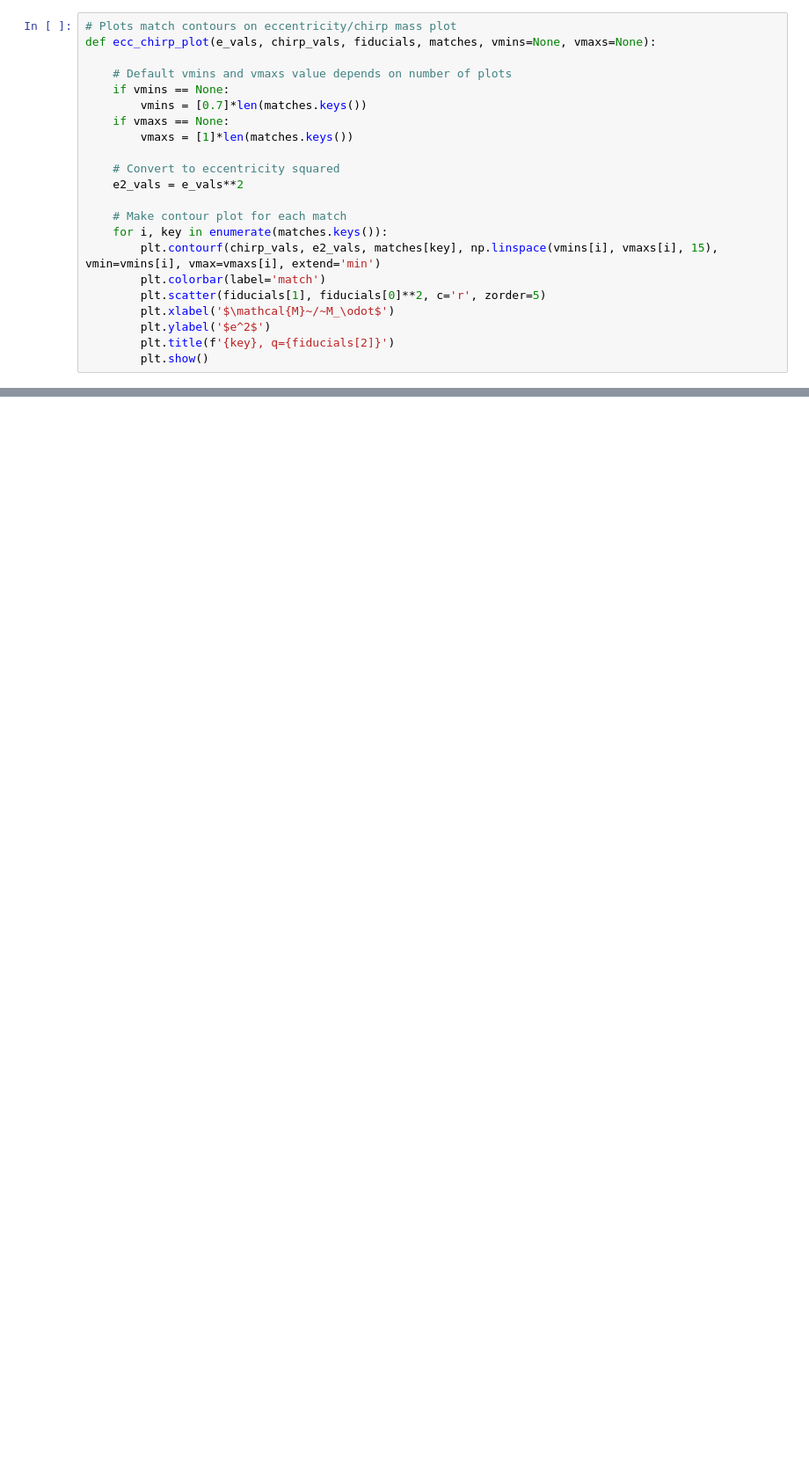
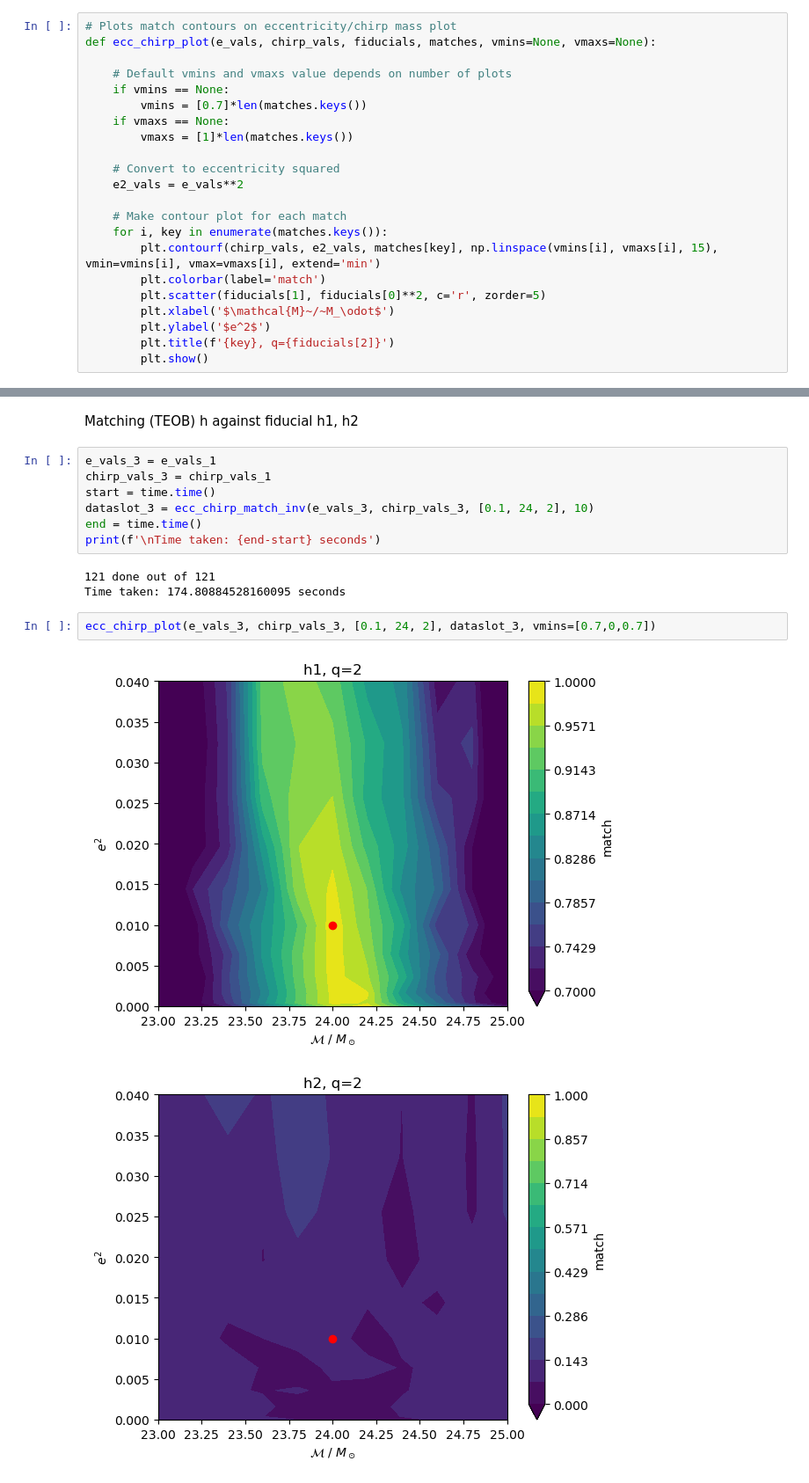
Before and after one commit to BenGPatterson/EccentricBinaries, a Jupyter notebook: notebooks/e_sqrd_chirp_plots.ipynb, the cells around one changed output, grey strips where cells are left out. Shown at 88% size. Drawn from its saved outputs; the diff is of its cells as text; blank space fills up the shorter version.

```diff
--- a/notebooks/e_sqrd_chirp_plots.ipynb
+++ b/notebooks/e_sqrd_chirp_plots.ipynb
@@ -113,0 +161,17 @@ ecc_chirp_plot(e_vals_2, chirp_vals_2, [0.1, 24, 2], dataslot_2, vmins=[0.7,0,0.
+# %% [markdown]
+Matching (TEOB) h against fiducial h1, h2
+# %%
+e_vals_3 = e_vals_1
+chirp_vals_3 = chirp_vals_1
+start = time.time()
+dataslot_3 = ecc_chirp_match_inv(e_vals_3, chirp_vals_3, [0.1, 24, 2], 10)
+end = time.time()
+print(f'\nTime taken: {end-start} seconds')
+# %% [output]
+121 done out of 121
+Time taken: 174.80884528160095 seconds
+# %%
+ecc_chirp_plot(e_vals_3, chirp_vals_3, [0.1, 24, 2], dataslot_3, vmins=[0.7,0,0.7])
+# %% [output]
+[figure, added]
+[figure, added]
```
Also changed, not shown: parts of 23 cells of this notebook, 1 other file.
